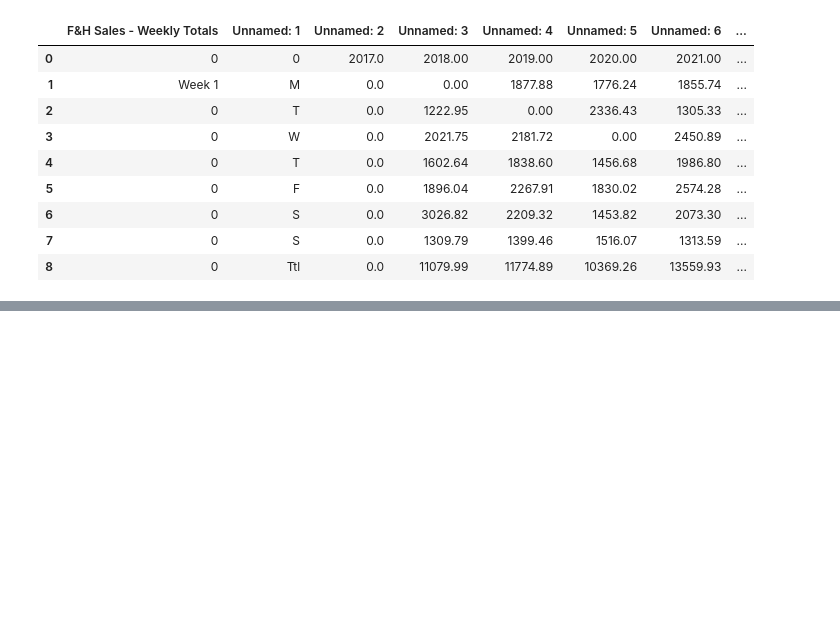
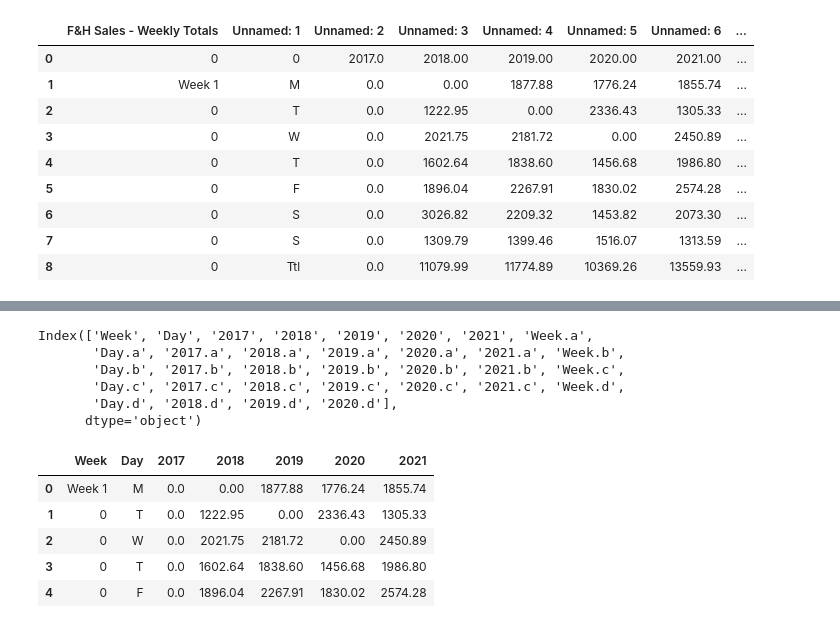
Before and after one commit to j89livingston/FnH_Analysis, a Jupyter notebook: FnHcleanup.ipynb, the cells around one changed output, grey strips where cells are left out. Drawn from its saved outputs; the diff is of its cells as text; code cells hidden in the pictures; blank space fills up the shorter version.

```diff
--- a/FnHcleanup.ipynb
+++ b/FnHcleanup.ipynb
@@ -119,0 +114,10 @@ wklytotal
+# %%
+# yup it worked
+wklydrop.columns
+# %% [output]
+Index(['Week', 'Day', '2017', '2018', '2019', '2020', '2021', 'Week.a',
+       'Day.a', '2017.a', '2018.a', '2019.a', '2020.a', '2021.a', 'Week.b',
+       'Day.b', '2017.b', '2018.b', '2019.b', '2020.b', '2021.b', 'Week.c',
+       'Day.c', '2017.c', '2018.c', '2019.c', '2020.c', '2021.c', 'Week.d',
+       'Day.d', '2018.d', '2019.d', '2020.d'],
+      dtype='object')
@@ -119,0 +131,9 @@ wklytotal
+# %%
+Q1.head()
+# %% [output]
+|  | Week | Day | 2017 | 2018 | 2019 | 2020 | 2021 |
+| 0 | Week 1 | M | 0.0 | 0.00 | 1877.88 | 1776.24 | 1855.74 |
+| 1 | 0 | T | 0.0 | 1222.95 | 0.00 | 2336.43 | 1305.33 |
+| 2 | 0 | W | 0.0 | 2021.75 | 2181.72 | 0.00 | 2450.89 |
+| 3 | 0 | T | 0.0 | 1602.64 | 1838.60 | 1456.68 | 1986.80 |
+| 4 | 0 | F | 0.0 | 1896.04 | 2267.91 | 1830.02 | 2574.28 |
```
Also changed, not shown: parts of 11 cells of this notebook.
